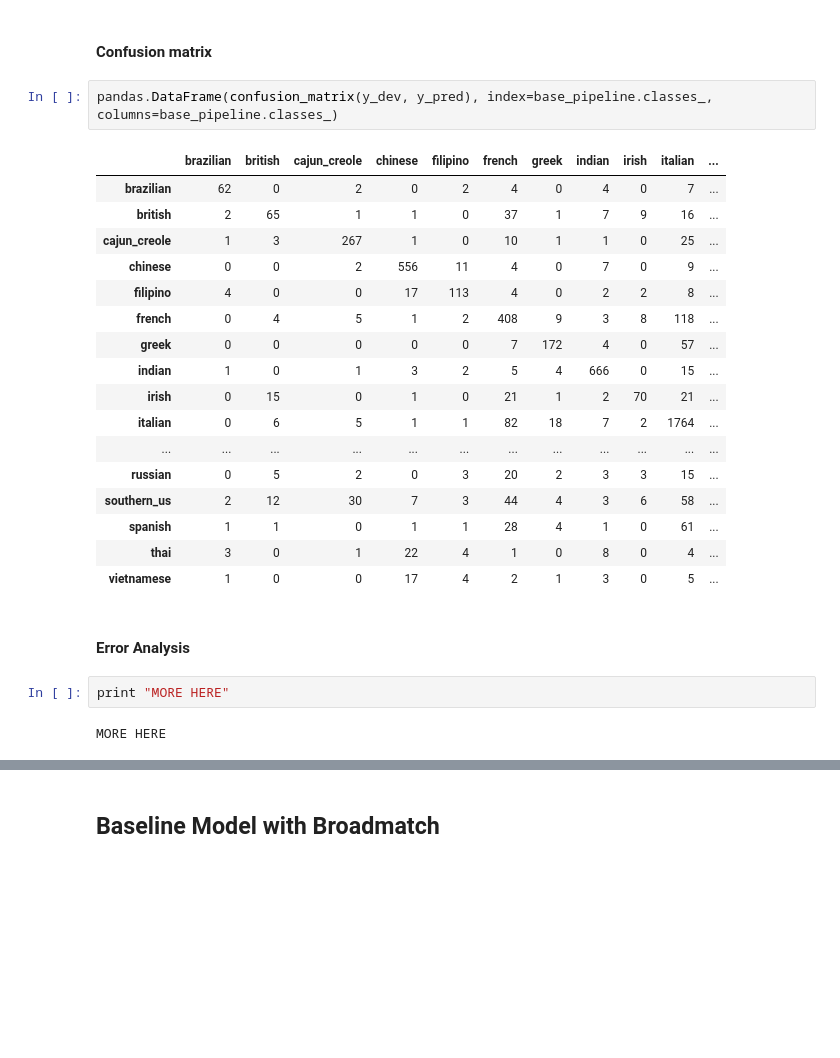
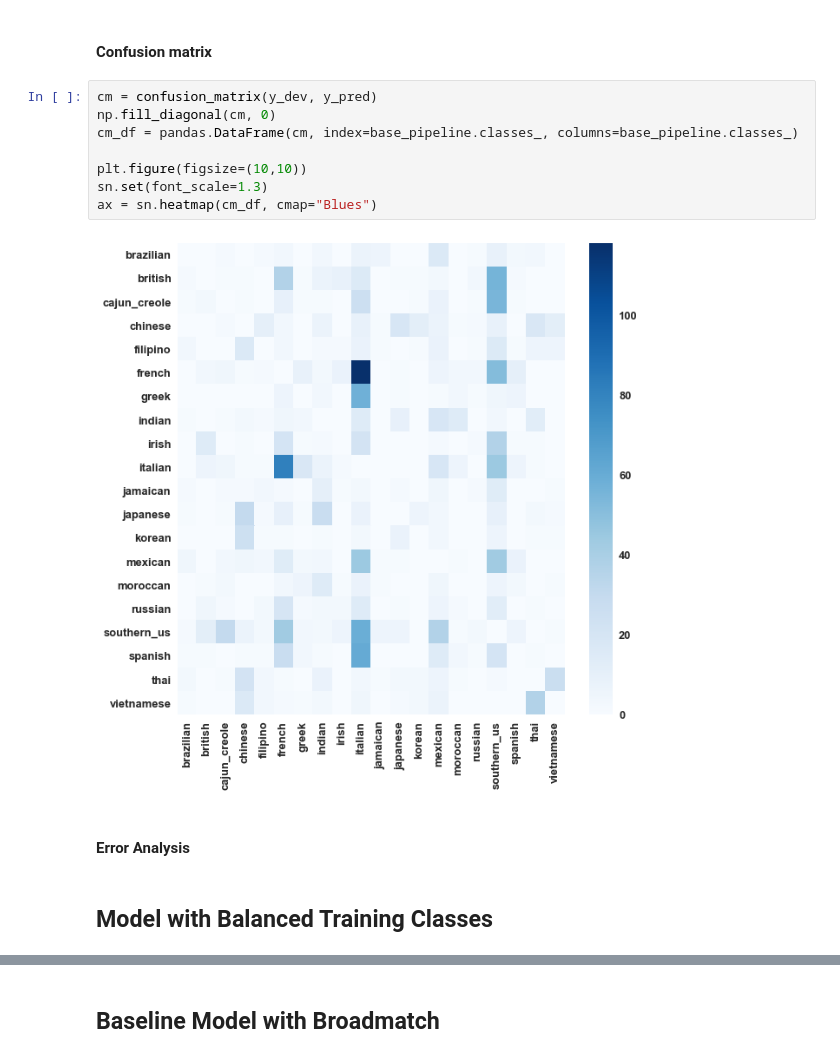
Before and after one commit to cw2yuenberkeley/whats_cooking, a Jupyter notebook: What's Cooking.ipynb, the cells around one changed output, grey strips where cells are left out. Cells and saved outputs as stored; diff of their text form; blank space fills up the shorter version.

```diff
--- a/What's Cooking.ipynb
+++ b/What's Cooking.ipynb
@@ -278,28 +267,16 @@ Recall of the base model is 0.658163192353
 # %% [markdown]
 #### Confusion matrix
-# %%
-pandas.DataFrame(confusion_matrix(y_dev, y_pred), index=base_pipeline.classes_, columns=base_pipeline.classes_)
-# %% [output]
-|  | brazilian | british | cajun_creole | chinese | filipino | french | greek | indian | irish | italian | ... |
-| brazilian | 62 | 0 | 2 | 0 | 2 | 4 | 0 | 4 | 0 | 7 | ... |
-| british | 2 | 65 | 1 | 1 | 0 | 37 | 1 | 7 | 9 | 16 | ... |
-| cajun_creole | 1 | 3 | 267 | 1 | 0 | 10 | 1 | 1 | 0 | 25 | ... |
-| chinese | 0 | 0 | 2 | 556 | 11 | 4 | 0 | 7 | 0 | 9 | ... |
-| filipino | 4 | 0 | 0 | 17 | 113 | 4 | 0 | 2 | 2 | 8 | ... |
-| french | 0 | 4 | 5 | 1 | 2 | 408 | 9 | 3 | 8 | 118 | ... |
-| greek | 0 | 0 | 0 | 0 | 0 | 7 | 172 | 4 | 0 | 57 | ... |
-| indian | 1 | 0 | 1 | 3 | 2 | 5 | 4 | 666 | 0 | 15 | ... |
-| irish | 0 | 15 | 0 | 1 | 0 | 21 | 1 | 2 | 70 | 21 | ... |
-| italian | 0 | 6 | 5 | 1 | 1 | 82 | 18 | 7 | 2 | 1764 | ... |
-| ... | ... | ... | ... | ... | ... | ... | ... | ... | ... | ... | ... |
-| russian | 0 | 5 | 2 | 0 | 3 | 20 | 2 | 3 | 3 | 15 | ... |
-| southern_us | 2 | 12 | 30 | 7 | 3 | 44 | 4 | 3 | 6 | 58 | ... |
-| spanish | 1 | 1 | 0 | 1 | 1 | 28 | 4 | 1 | 0 | 61 | ... |
-| thai | 3 | 0 | 1 | 22 | 4 | 1 | 0 | 8 | 0 | 4 | ... |
-| vietnamese | 1 | 0 | 0 | 17 | 4 | 2 | 1 | 3 | 0 | 5 | ... |
+# %%
+cm = confusion_matrix(y_dev, y_pred)
+np.fill_diagonal(cm, 0)
+cm_df = pandas.DataFrame(cm, index=base_pipeline.classes_, columns=base_pipeline.classes_)
+
+plt.figure(figsize=(10,10))
+sn.set(font_scale=1.3)
+ax = sn.heatmap(cm_df, cmap="Blues")
+# %% [output]
+[figure, added]
 # %% [markdown]
 #### Error Analysis
-# %%
-print "MORE HERE"
-# %% [output]
-MORE HERE
+# %% [markdown]
+## Model with Balanced Training Classes
```
Also changed, not shown: parts of 35 cells of this notebook, 1 other file.
